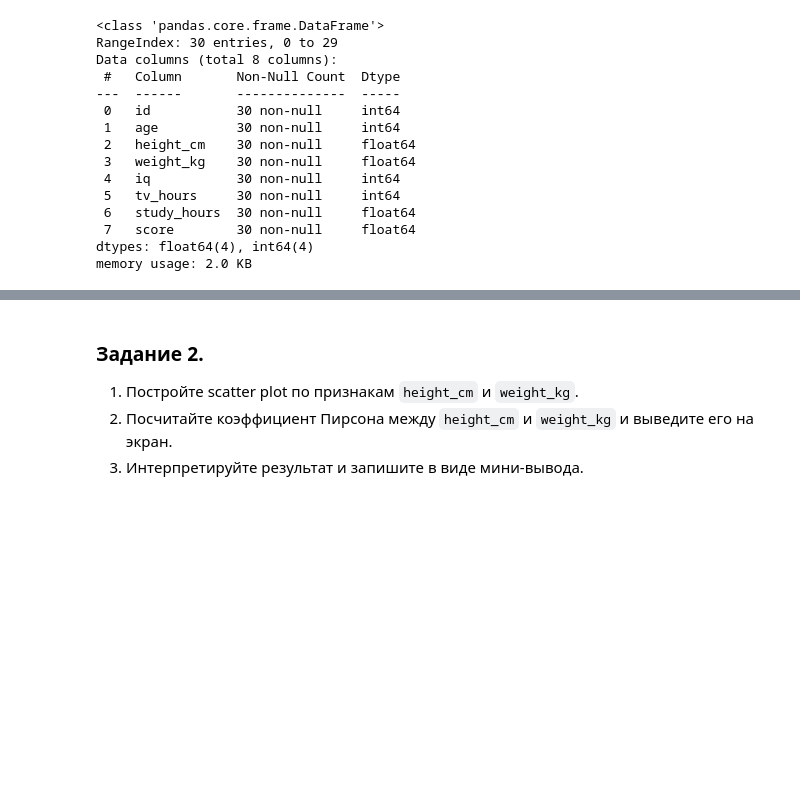
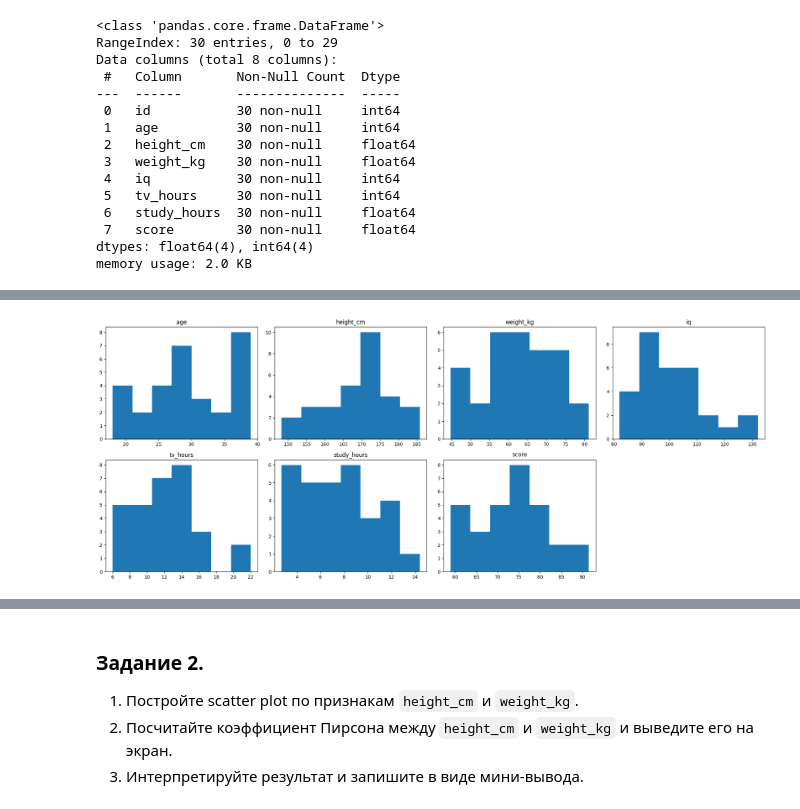
Before and after one commit to fluorescentlightpower/mifi_homework, a Jupyter notebook: corr_reg_homework.ipynb, the cells around one changed output, grey strips where cells are left out. Saved outputs shown, nothing was run; the diff lists cells and outputs as text; code cells hidden in the pictures; blank space fills up the shorter version.

```diff
--- a/corr_reg_homework.ipynb
+++ b/corr_reg_homework.ipynb
@@ -88,0 +99,19 @@ memory usage: 2.0 KB
+# %%
+nrows = 2
+ncols = 4
+fig, axes = plt.subplots(nrows, ncols, figsize=(5*ncols, 4*nrows))
+cols = ["age", "height_cm", "weight_kg", "iq", "tv_hours", "study_hours", "score"]
+axes = axes.ravel()  # плоский массив осей
+
+for i, col in enumerate(cols):
+    axes[i].hist(df[col], bins=7)
+    axes[i].set_title(col)
+
+# если осей больше, чем столбцов — скрываем лишние
+for j in range(i+1, len(axes)):
+    axes[j].set_visible(False)
+
+plt.tight_layout()
+plt.show()
+# %% [output]
+[figure, added]
```
Also changed, not shown: parts of 6 cells of this notebook.
